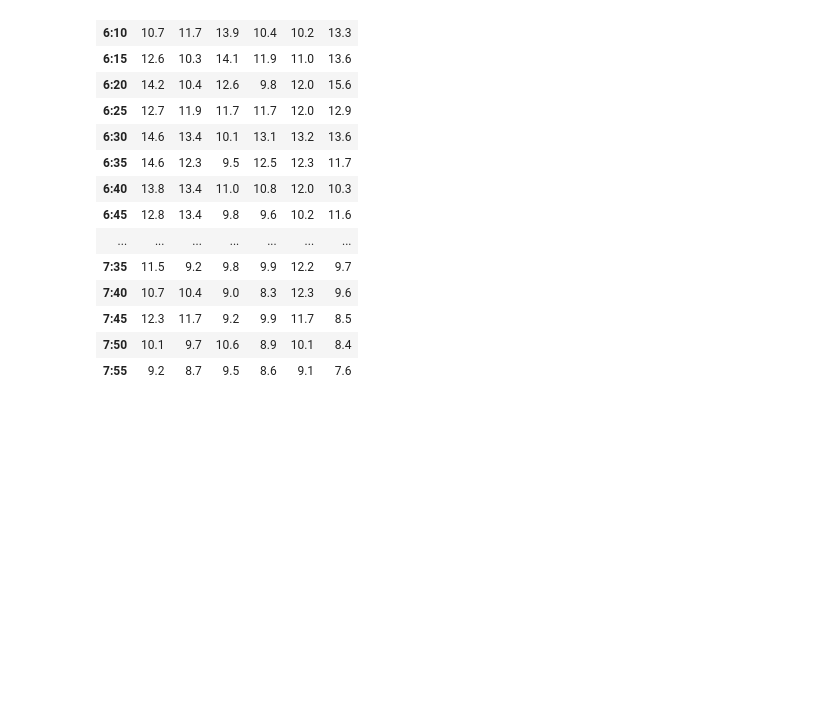
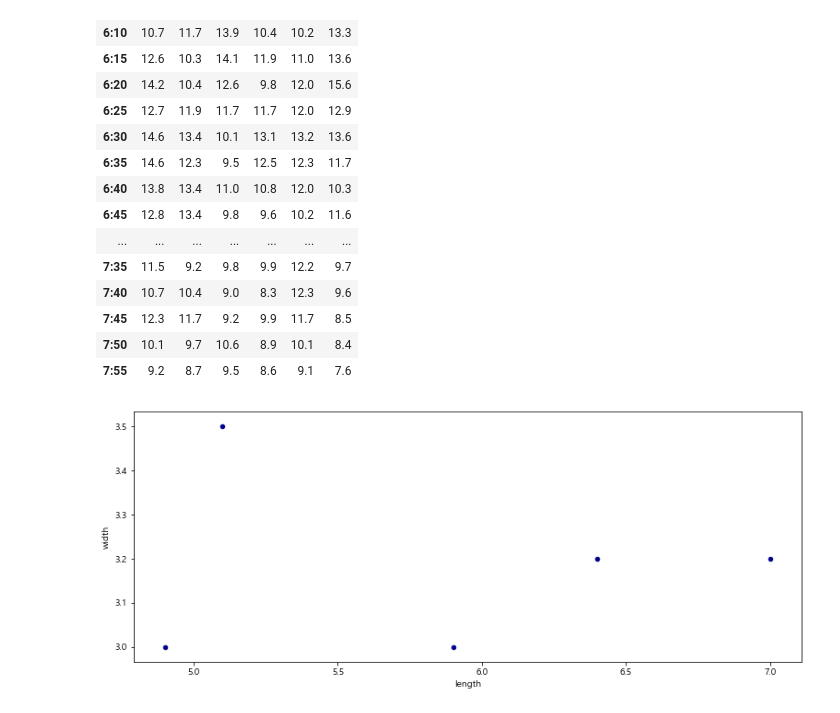
Before and after one commit to dain1403/map-navi-project, a Jupyter notebook: 도마교네거리→원미네거리 도로소통 정보 데이터 예시.ipynb, the cells around one changed output. Drawn from its saved outputs; the diff is of its cells as text; code cells hidden in the pictures; blank space fills up the shorter version.

```diff
--- a/도마교네거리→원미네거리 도로소통 정보 데이터 예시.ipynb
+++ b/도마교네거리→원미네거리 도로소통 정보 데이터 예시.ipynb
@@ -122,3 +123,12 @@ data
 | 7:45 | 12.3 | 11.7 | 9.2 | 9.9 | 11.7 | 8.5 |
 | 7:50 | 10.1 | 9.7 | 10.6 | 8.9 | 10.1 | 8.4 |
 | 7:55 | 9.2 | 8.7 | 9.5 | 8.6 | 9.1 | 7.6 |
+# %%
+df = pd.DataFrame([[5.1, 3.5, 0], [4.9, 3.0, 0], [7.0, 3.2, 1],
+                   [6.4, 3.2, 1], [5.9, 3.0, 2]],
+                  columns=['length', 'width', 'species'])
+ax1 = df.plot.scatter(x='length',
+                      y='width',
+                      c='DarkBlue')
+# %% [output]
+[figure, added]
```
Also changed, not shown: parts of 6 cells of this notebook.
